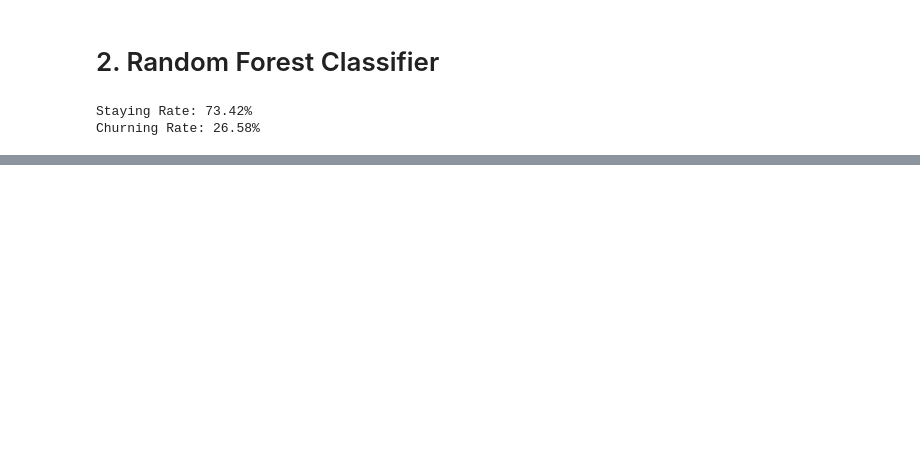
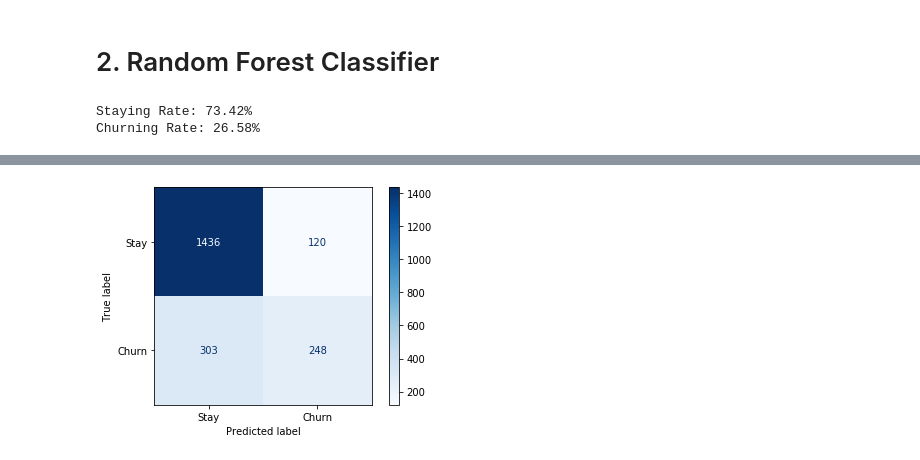
Before and after one commit to fares-ds/Telecom_Customer_Churn_Prediction, a Jupyter notebook: telecom_customer_churn_prediciton_ML.ipynb, the cells around one changed output, grey strips where cells are left out. Drawn from its saved outputs; the diff is of its cells as text; code cells hidden in the pictures; blank space fills up the shorter version.

```diff
--- a/telecom_customer_churn_prediciton_ML.ipynb
+++ b/telecom_customer_churn_prediciton_ML.ipynb
@@ -197,0 +240,8 @@ plot_roc_curve(rf_clf, X_test, y_test, ax=disp.ax_)
+# %%
+from sklearn.svm import SVC
+
+svc = SVC(kernel='rbf')
+svc.fit(X_train_std, y_train)
+
+print_score(svc, X_train_std, y_train, X_test_std, y_test, train=True)
+print_score(svc, X_train_std, y_train, X_test_std, y_test, train=False)
@@ -197,0 +266,9 @@ plot_roc_curve(rf_clf, X_test, y_test, ax=disp.ax_)
+# %%
+param_grid = {
+    'C':[0.001, 0.01, 0.1, 1, 10, 100],
+    'gamma':[1, 0.1, 0.01, 0.001],
+    'kernel':['rbf']
+}
+
+grid_cv = GridSearchCV(SVC(), param_grid, verbose=1, cv=5, n_jobs=-1)
+grid_cv.fit(X_train_std, y_train)
@@ -197,0 +299,6 @@ plot_roc_curve(rf_clf, X_test, y_test, ax=disp.ax_)
+# %%
+svc = SVC(C=10, gamma=0.01, kernel='rbf')
+svc.fit(X_train_std, y_train)
+
+print_score(svc, X_train_std, y_train, X_test_std, y_test, train=True)
+print_score(svc, X_train_std, y_train, X_test_std, y_test, train=False)
@@ -197,0 +323,6 @@ plot_roc_curve(rf_clf, X_test, y_test, ax=disp.ax_)
+# %%
+disp = plot_confusion_matrix(svc, X_test_std, y_test,
+                             cmap='Blues', values_format='d',
+                             display_labels=['Stay', 'Churn'])
+# %% [output]
+[figure, added]
```
Also changed, not shown: parts of 28 cells of this notebook.
